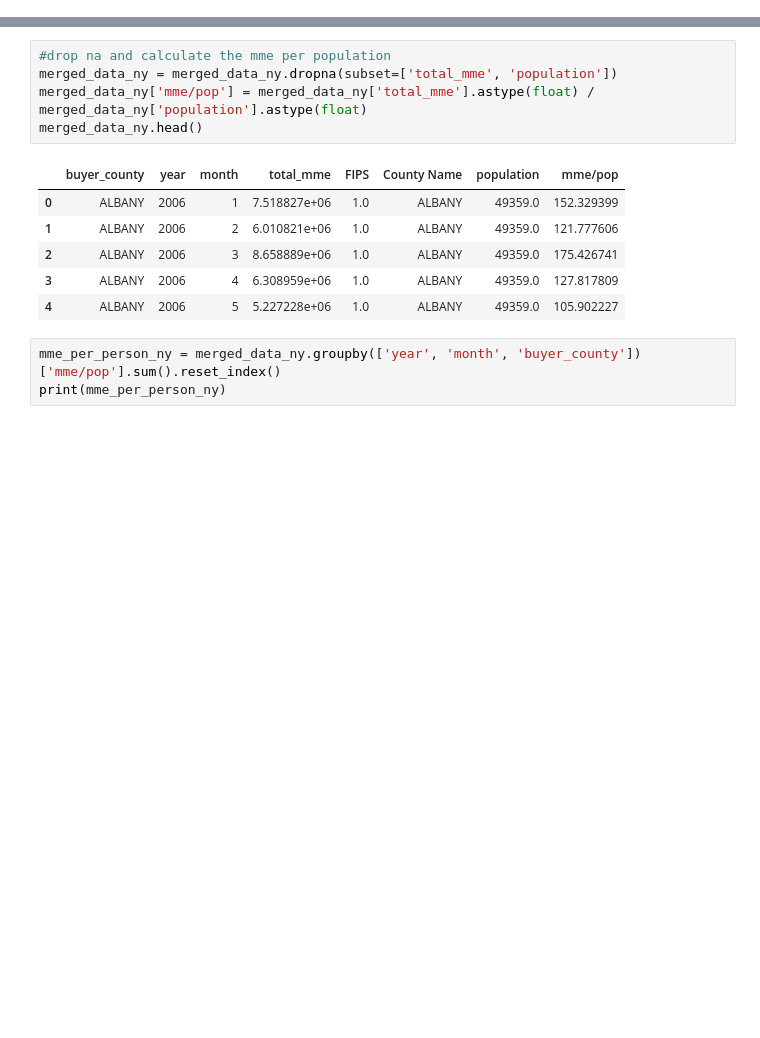
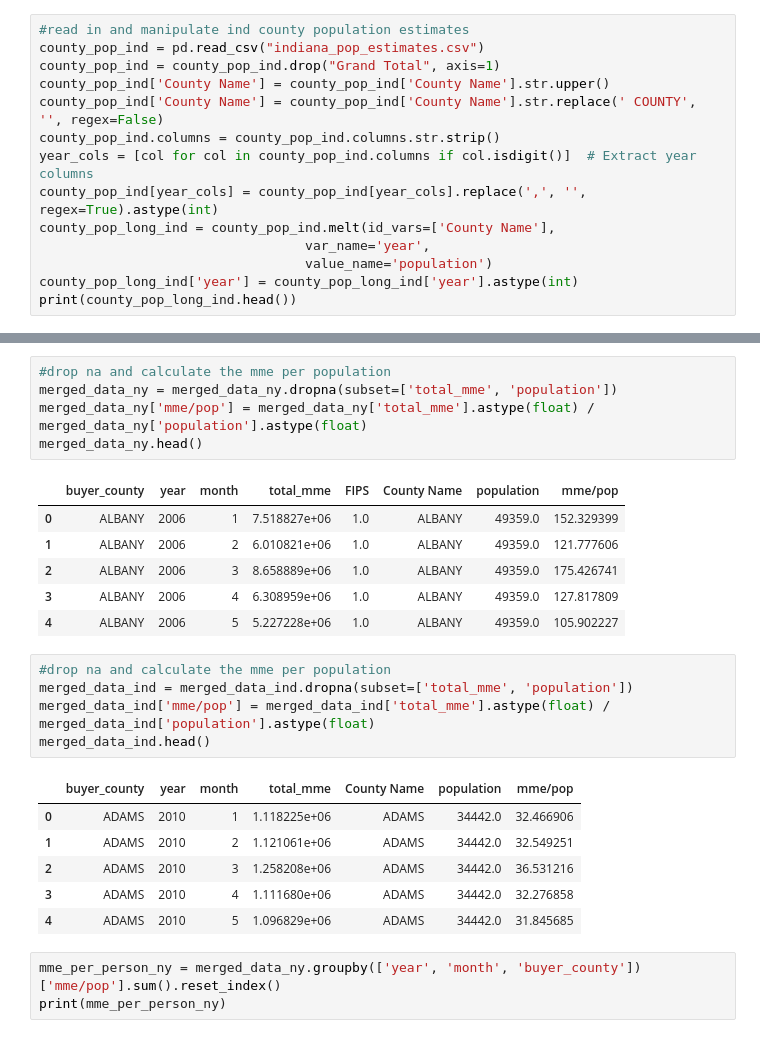
Before and after one commit to dstewar6/HEDC_Opiod_Project, a Jupyter notebook: dstewart_hedc_work.ipynb, the cells around one changed output, grey strips where cells are left out. Cells and saved outputs as stored; diff of their text form; blank space fills up the shorter version.

```diff
--- a/dstewart_hedc_work.ipynb
+++ b/dstewart_hedc_work.ipynb
@@ -158,3 +158,17 @@ print(county_pop_long.head())
 2     3        ALLEGANY  2006     1348164
 3     5           BRONX  2006      200905
 4     7          BROOME  2006       81342
+# %%
+#read in and manipulate ind county population estimates
+county_pop_ind = pd.read_csv("indiana_pop_estimates.csv")
+county_pop_ind = county_pop_ind.drop("Grand Total", axis=1)
+county_pop_ind['County Name'] = county_pop_ind['County Name'].str.upper()
+county_pop_ind['County Name'] = county_pop_ind['County Name'].str.replace(' COUNTY', '', regex=False)
+county_pop_ind.columns = county_pop_ind.columns.str.strip()
+year_cols = [col for col in county_pop_ind.columns if col.isdigit()]  # Extract year columns
+county_pop_ind[year_cols] = county_pop_ind[year_cols].replace(',', '', regex=True).astype(int)
+county_pop_long_ind = county_pop_ind.melt(id_vars=['County Name'],
+                                  var_name='year',
+                                  value_name='population')
+county_pop_long_ind['year'] = county_pop_long_ind['year'].astype(int)
+print(county_pop_long_ind.head())
@@ -182,6 +215,18 @@ merged_data_ny.head()
 | 2 | ALBANY | 2006 | 3 | 8.658889e+06 | 1.0 | ALBANY | 49359.0 | 175.426741 |
 | 3 | ALBANY | 2006 | 4 | 6.308959e+06 | 1.0 | ALBANY | 49359.0 | 127.817809 |
 | 4 | ALBANY | 2006 | 5 | 5.227228e+06 | 1.0 | ALBANY | 49359.0 | 105.902227 |
+# %%
+#drop na and calculate the mme per population
+merged_data_ind = merged_data_ind.dropna(subset=['total_mme', 'population'])
+merged_data_ind['mme/pop'] = merged_data_ind['total_mme'].astype(float) / merged_data_ind['population'].astype(float)
+merged_data_ind.head()
+# %% [output]
+|  | buyer_county | year | month | total_mme | County Name | population | mme/pop |
+| 0 | ADAMS | 2010 | 1 | 1.118225e+06 | ADAMS | 34442.0 | 32.466906 |
+| 1 | ADAMS | 2010 | 2 | 1.121061e+06 | ADAMS | 34442.0 | 32.549251 |
+| 2 | ADAMS | 2010 | 3 | 1.258208e+06 | ADAMS | 34442.0 | 36.531216 |
+| 3 | ADAMS | 2010 | 4 | 1.111680e+06 | ADAMS | 34442.0 | 32.276858 |
+| 4 | ADAMS | 2010 | 5 | 1.096829e+06 | ADAMS | 34442.0 | 31.845685 |
 # %%
 mme_per_person_ny = merged_data_ny.groupby(['year', 'month', 'buyer_county'])['mme/pop'].sum().reset_index()
 print(mme_per_person_ny)
```
Also changed, not shown: parts of 6 cells of this notebook.
